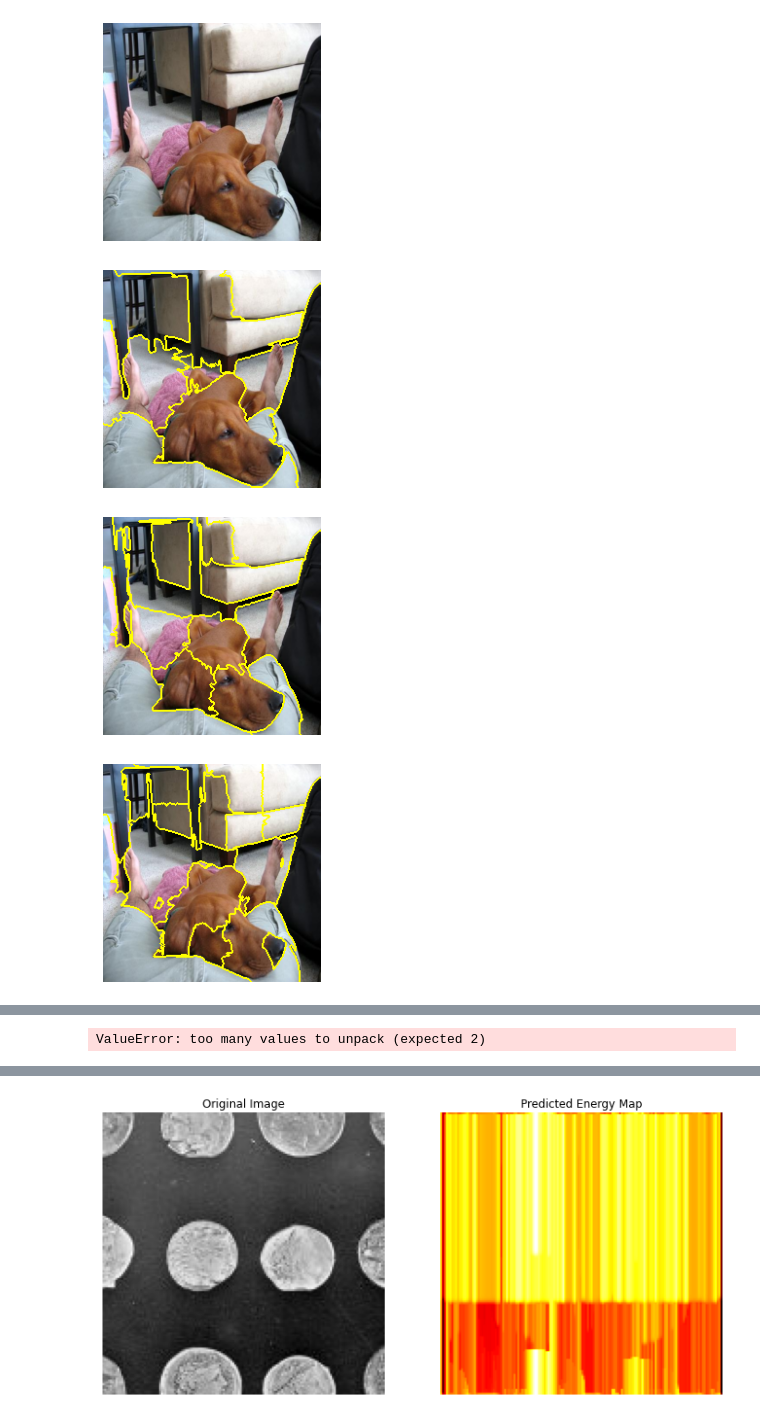
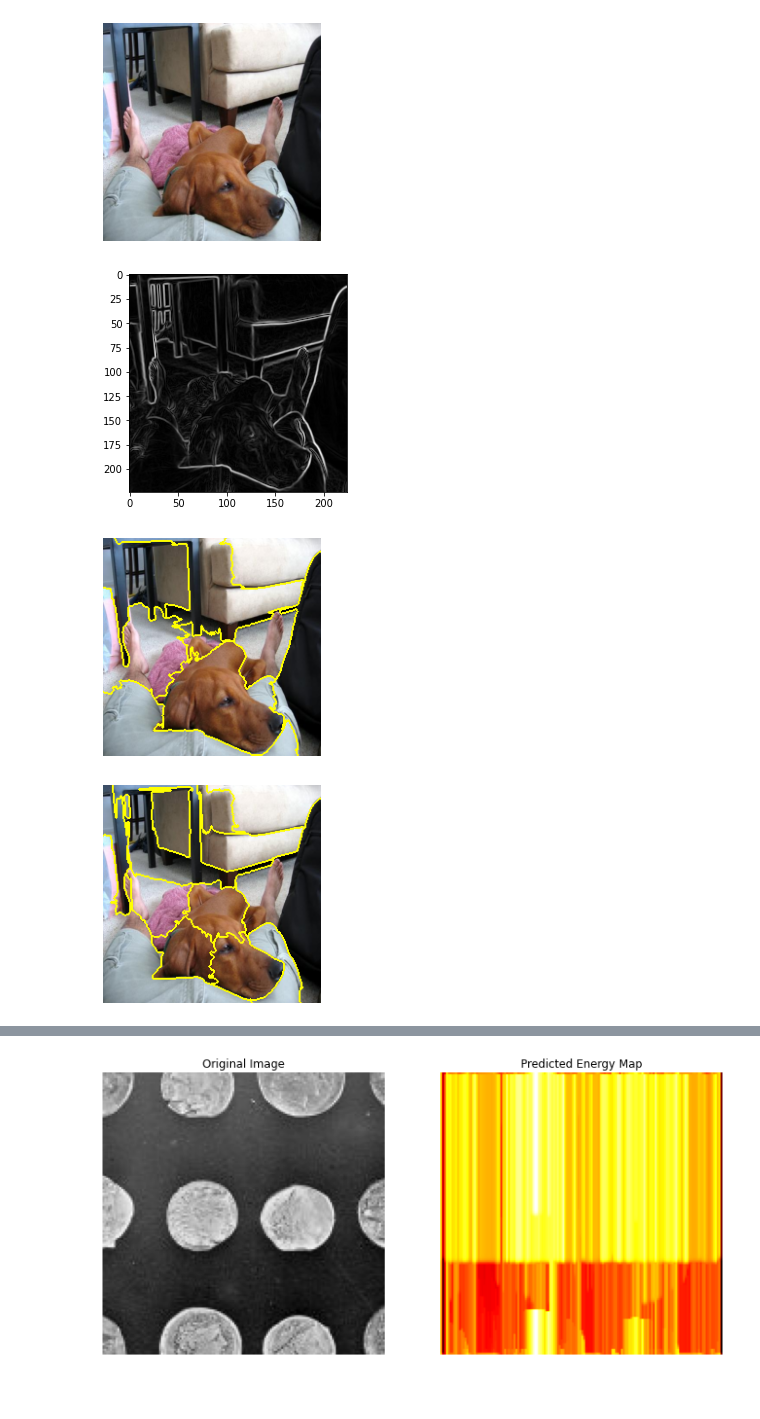
Before and after one commit to YSLCoat/learnableTokenizer, a Jupyter notebook: src/superpixelAlgorithms/WatershedNotebook.ipynb, the cells around one changed output, grey strips where cells are left out. Drawn from its saved outputs; the diff is of its cells as text; code cells hidden in the pictures; blank space fills up the shorter version.

```diff
--- a/src/superpixelAlgorithms/WatershedNotebook.ipynb
+++ b/src/superpixelAlgorithms/WatershedNotebook.ipynb
@@ -35,35 +35,36 @@ train_dataset = litdata.LITDataset(
 # Load CIFAR-10 dataset
 #train_dataset = torchvision.datasets.CIFAR10(root='F:\data', train=True, download=False, transform=torchvision.transforms.Resize((224, 224)))
 train_loader = torch.utils.data.DataLoader(train_dataset, batch_size=32, shuffle=True)
 
 # Select a random image from the data loader
 random_index = 3#random.randint(0, len(train_dataset) - 1)
 image, _ = train_dataset[random_index]
 
 # Convert the image to a floating point data type
 image = img_as_float(image)
 
 plt.imshow(image)
 plt.axis("off")
 plt.show()
 
 gradient = sobel(rgb2gray(image))
+plt.imshow(gradient, cmap='gray')
 
 # Loop over the number of segments
 for numMarkers in (10, 20, 30):
-    # Apply SLIC and extract (approximately) the supplied number of segments
+    # Apply Watershed and extract (approximately) the supplied number of segments
     segments_watershed = watershed(gradient, markers=numMarkers, compactness=0.001)
 
-    # Show the output of SLIC
+    # Show the output of Watershed
     fig = plt.figure("Superpixels -- %d numMarkers" % (numMarkers))
     ax = fig.add_subplot(1, 1, 1)
     ax.imshow(mark_boundaries(image, segments_watershed))
     plt.axis("off")
 
 # Show the plots
 plt.show()
 # %% [output]
 [figure]
-[figure, old version]
+[figure, new version]
-[figure, old version]
+[figure, new version]
-[figure, old version]
+[figure, new version]
@@ -70,66 +71,0 @@ plt.show()
-# %%
-import numpy as np
-import matplotlib.pyplot as plt
-from skimage import color, filters
-
-def initialize_seeds(img, num_superpixels):
-    """Initialize seeds for waterpixel superpixels."""
-    rows, cols = img.shape
-    N = int(np.sqrt(num_superpixels))
-    step = rows // N
-    seeds = np.zeros((rows, cols), dtype=int)
-    id = 1
-    for i in range(step // 2, rows, step):
-        for j in range(step // 2, cols, step):
-            if i < rows and j < cols:
-                seeds[i, j] = id
-                id += 1
-    return seeds
-
-def compute_gradient(img):
-    """Compute the gradient magnitude of the image."""
-    gradient = filters.sobel(color.rgb2gray(img))
-    return gradient
-
-def region_growing(seeds, gradient):
-    """Grow regions based on gradient and initial seeds."""
-    rows, cols = gradient.shape
-    labels = np.zeros_like(seeds)
-    # List of seed points
-    active_list = [(i, j) for i in range(rows) for j in range(cols) if seeds[i, j] > 0]
-    while active_list:
-        new_active_list = []
-        for x, y in active_list:
-            for dx in [-1, 0, 1]:
-                for dy in [-1, 0, 1]:
-                    nx, ny = x + dx, y + dy
-                    if 0 <= nx < rows and 0 <= ny < cols:
-                        if labels[nx, ny] == 0 and gradient[nx, ny] < 0.1:  # Threshold to stop growing
-                            labels[nx, ny] = seeds[x, y]
-                            new_active_list.append((nx, ny))
-        active_list = new_active_list
-    return labels
-
-def plot_results(img, labels):
-    """Plot the results of the segmentation."""
-    fig, ax = plt.subplots(1, 2, figsize=(12, 6))
-    ax[0].imshow(img)
-    ax[0].set_title('Original Image')
-    ax[0].axis('off')
-
-    ax[1].imshow(labels, cmap='nipy_spectral')
-    ax[1].set_title('Waterpixel Segmentation')
-    ax[1].axis('off')
-
-    plt.show()
-
-def main_waterpixels(img, num_superpixels):
-    seeds = initialize_seeds(img, num_superpixels)
-    gradient = compute_gradient(img)
-    labels = region_growing(seeds, gradient)
-    plot_results(img, labels)
-
-
-main_waterpixels(image, 100)
-# %% [output]
-ValueError: too many values to unpack (expected 2)
```
Also changed, not shown: parts of 16 cells of this notebook.
